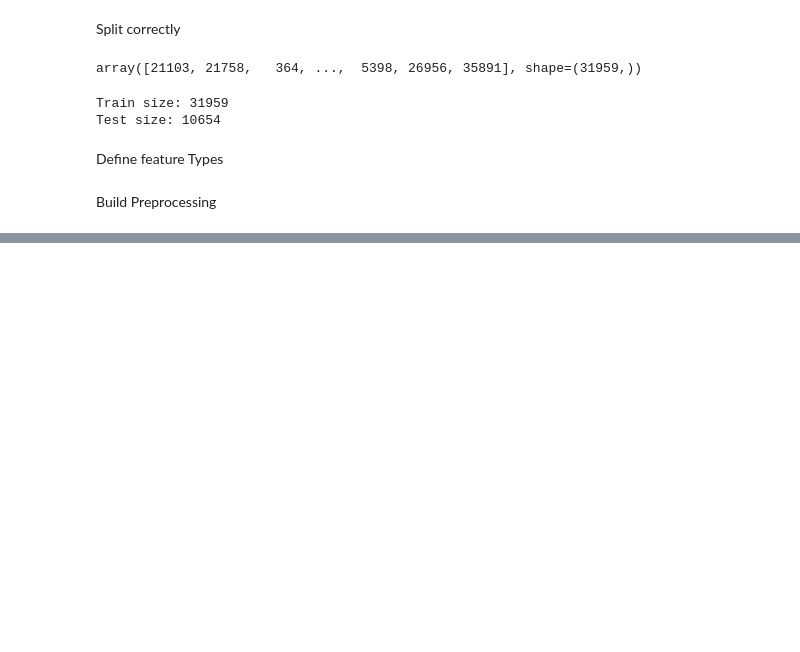
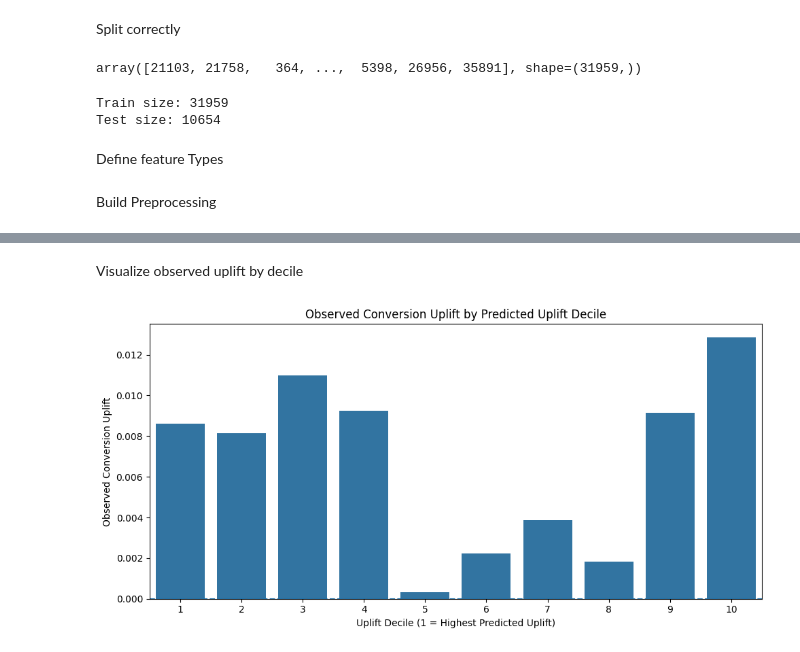
Before and after one commit to Phiziics/Product_ml, a Jupyter notebook: ab_testing/hillstrom-ab-testing/notebooks/03_uplift_modeling.ipynb, the cells around one changed output, grey strips where cells are left out. Drawn from its saved outputs; the diff is of its cells as text; code cells hidden in the pictures; blank space fills up the shorter version.

```diff
--- a/ab_testing/hillstrom-ab-testing/notebooks/03_uplift_modeling.ipynb
+++ b/ab_testing/hillstrom-ab-testing/notebooks/03_uplift_modeling.ipynb
@@ -347,0 +583,18 @@ preprocessor = ColumnTransformer(
+# %%
+# Rank customers from highest to lowest predicted uplift
+uplift_results = uplift_results.sort_values(
+    "predicted_uplift",
+    ascending=False
+).copy()
+
+# Divide customers into 10 equally sized groups
+uplift_results["uplift_decile"] = pd.qcut(
+    uplift_results["predicted_uplift"].rank(
+        method="first",
+        ascending=False
+    ),
+    q=10,
+    labels=False
+) + 1
+
+uplift_results.head()
@@ -347,0 +666,25 @@ preprocessor = ColumnTransformer(
+# %% [markdown]
+Visualize observed uplift by decile
+# %%
+# Visualize observed treatment effect by predicted uplift decile
+plt.figure(figsize=(10, 5))
+
+sns.barplot(
+    data=decile_summary,
+    x="uplift_decile",
+    y="observed_uplift",
+    errorbar=None
+)
+
+plt.axhline(
+    0,
+    linestyle="--"
+)
+
+plt.title("Observed Conversion Uplift by Predicted Uplift Decile")
+plt.xlabel("Uplift Decile (1 = Highest Predicted Uplift)")
+plt.ylabel("Observed Conversion Uplift")
+plt.tight_layout()
+plt.show()
+# %% [output]
+[figure, added]
```
Also changed, not shown: parts of 32 cells of this notebook.
